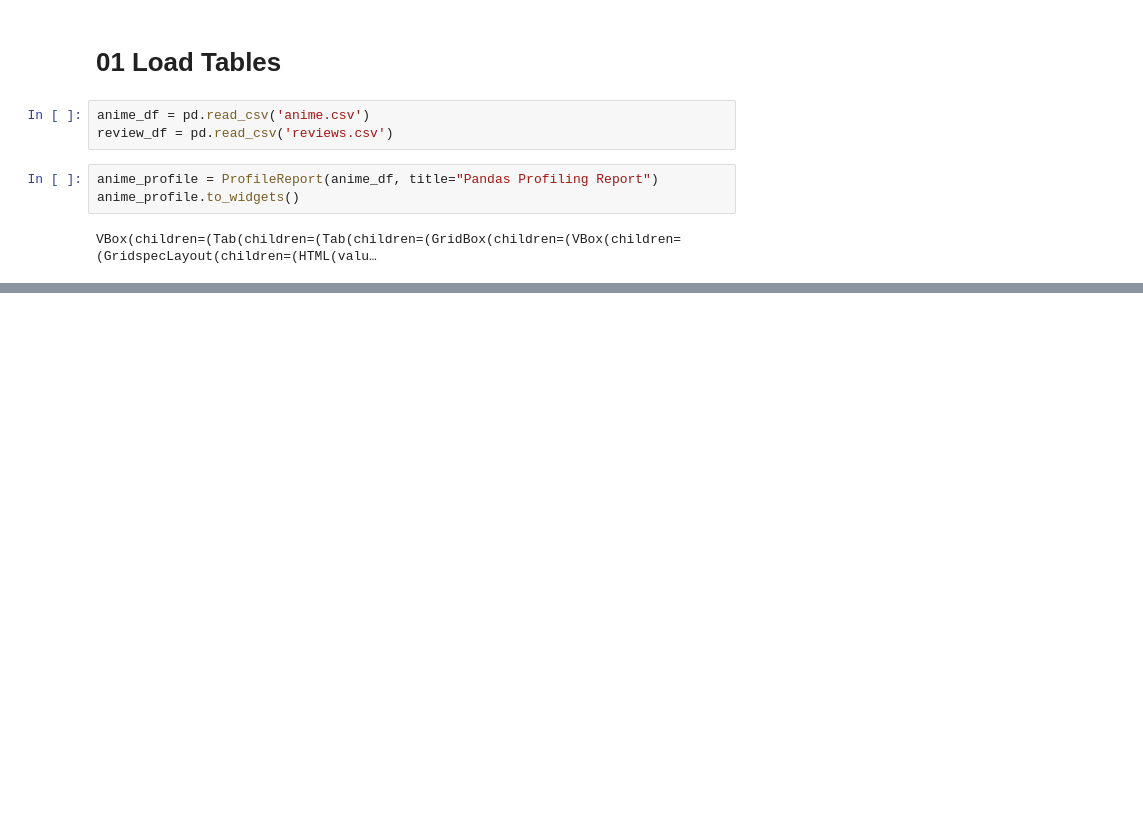
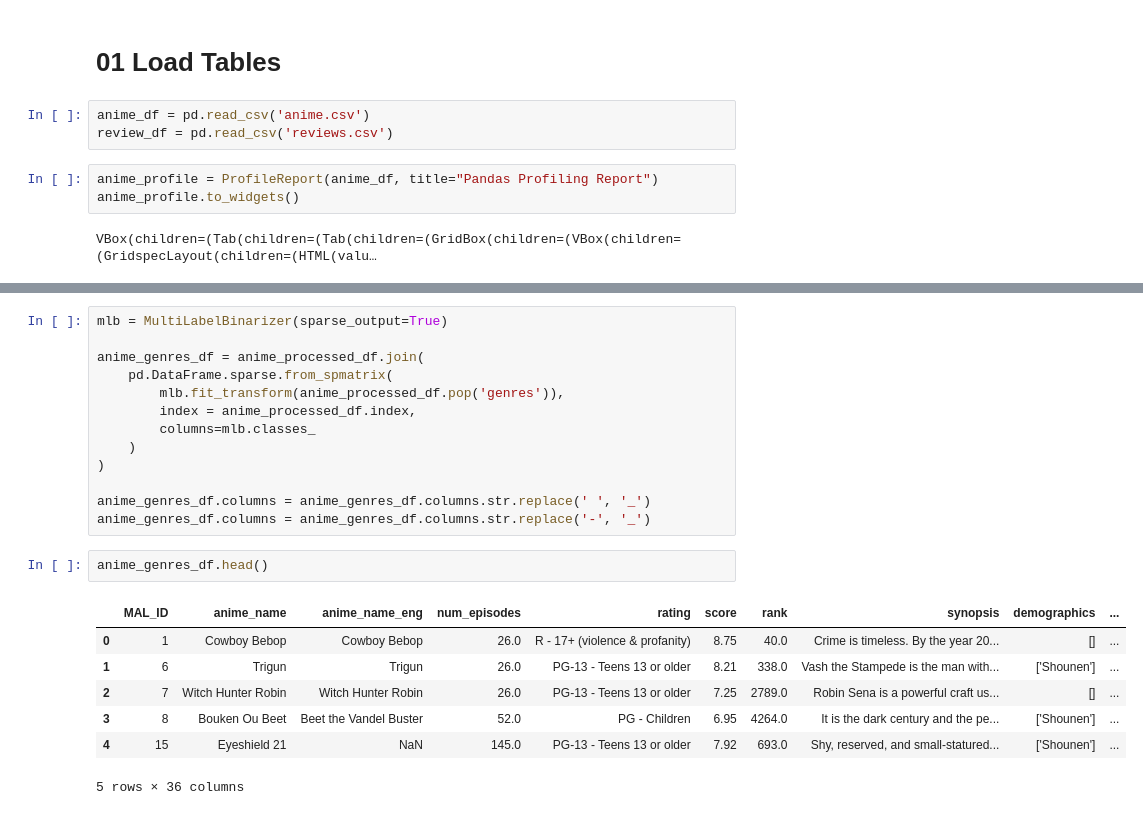
Before and after one commit to Joshi-J/Anime_Recommender_System, a Jupyter notebook: eda.ipynb, the cells around one changed output, grey strips where cells are left out. Cells and saved outputs as stored; diff of their text form; blank space fills up the shorter version.

```diff
--- a/eda.ipynb
+++ b/eda.ipynb
@@ -81,0 +96,23 @@ dtype: object
+# %%
+mlb = MultiLabelBinarizer(sparse_output=True)
+
+anime_genres_df = anime_processed_df.join(
+    pd.DataFrame.sparse.from_spmatrix(
+        mlb.fit_transform(anime_processed_df.pop('genres')),
+        index = anime_processed_df.index,
+        columns=mlb.classes_
+    )
+)
+
+anime_genres_df.columns = anime_genres_df.columns.str.replace(' ', '_')
+anime_genres_df.columns = anime_genres_df.columns.str.replace('-', '_')
+# %%
+anime_genres_df.head()
+# %% [output]
+|  | MAL_ID | anime_name | anime_name_eng | num_episodes | rating | score | rank | synopsis | demographics | ... |
+| 0 | 1 | Cowboy Bebop | Cowboy Bebop | 26.0 | R - 17+ (violence & profanity) | 8.75 | 40.0 | Crime is timeless. By the year 20... | [] | ... |
+| 1 | 6 | Trigun | Trigun | 26.0 | PG-13 - Teens 13 or older | 8.21 | 338.0 | Vash the Stampede is the man with... | ['Shounen'] | ... |
+| 2 | 7 | Witch Hunter Robin | Witch Hunter Robin | 26.0 | PG-13 - Teens 13 or older | 7.25 | 2789.0 | Robin Sena is a powerful craft us... | [] | ... |
+| 3 | 8 | Bouken Ou Beet | Beet the Vandel Buster | 52.0 | PG - Children | 6.95 | 4264.0 | It is the dark century and the pe... | ['Shounen'] | ... |
+| 4 | 15 | Eyeshield 21 | NaN | 145.0 | PG-13 - Teens 13 or older | 7.92 | 693.0 | Shy, reserved, and small-statured... | ['Shounen'] | ... |
+5 rows × 36 columns
```
Also changed, not shown: parts of 9 cells of this notebook.
